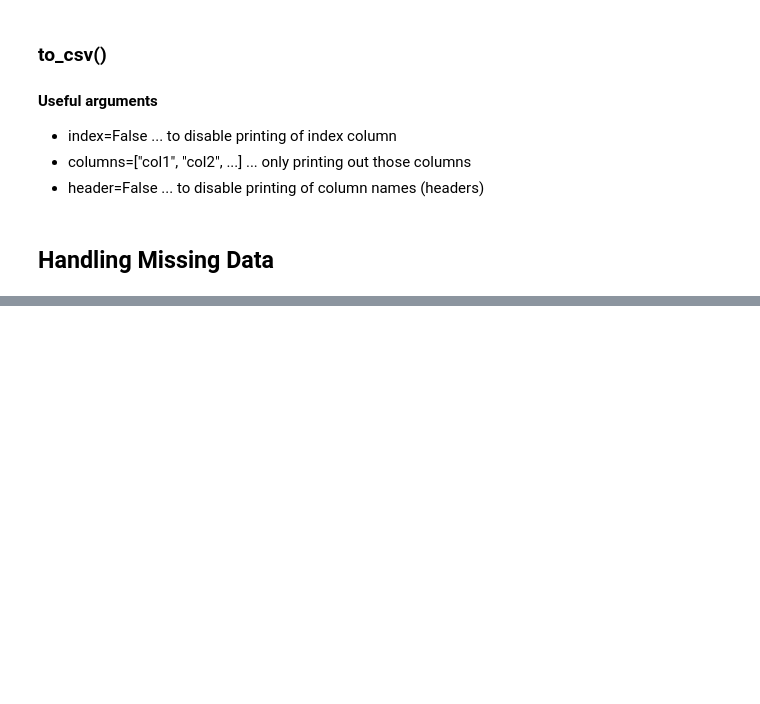
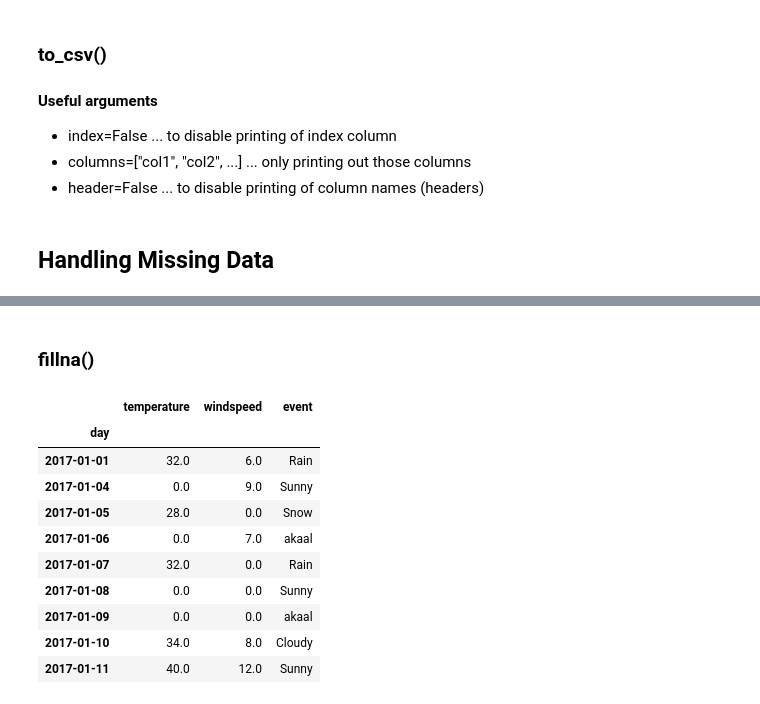
Before and after one commit to Vibhu-Agarwal/ML-Basics, a Jupyter notebook: pandas_practice.ipynb, the cells around one changed output, grey strips where cells are left out. Cells and saved outputs as stored; diff of their text form; code cells hidden in the pictures; blank space fills up the shorter version.

```diff
--- a/pandas_practice.ipynb
+++ b/pandas_practice.ipynb
@@ -105,0 +124,22 @@ df.to_csv("new_weather.csv")
+# %% [markdown]
+### fillna()
+# %%
+new_df = df.fillna(0)
+new_df = df.fillna({
+    "temperature": 0,
+    "windspeed": 0,
+    "event": "akaal"
+})
+new_df
+# %% [output]
+|  | temperature | windspeed | event |
+| day |  |  |  |
+| 2017-01-01 | 32.0 | 6.0 | Rain |
+| 2017-01-04 | 0.0 | 9.0 | Sunny |
+| 2017-01-05 | 28.0 | 0.0 | Snow |
+| 2017-01-06 | 0.0 | 7.0 | akaal |
+| 2017-01-07 | 32.0 | 0.0 | Rain |
+| 2017-01-08 | 0.0 | 0.0 | Sunny |
+| 2017-01-09 | 0.0 | 0.0 | akaal |
+| 2017-01-10 | 34.0 | 8.0 | Cloudy |
+| 2017-01-11 | 40.0 | 12.0 | Sunny |
```
Also changed, not shown: parts of 12 cells of this notebook.
